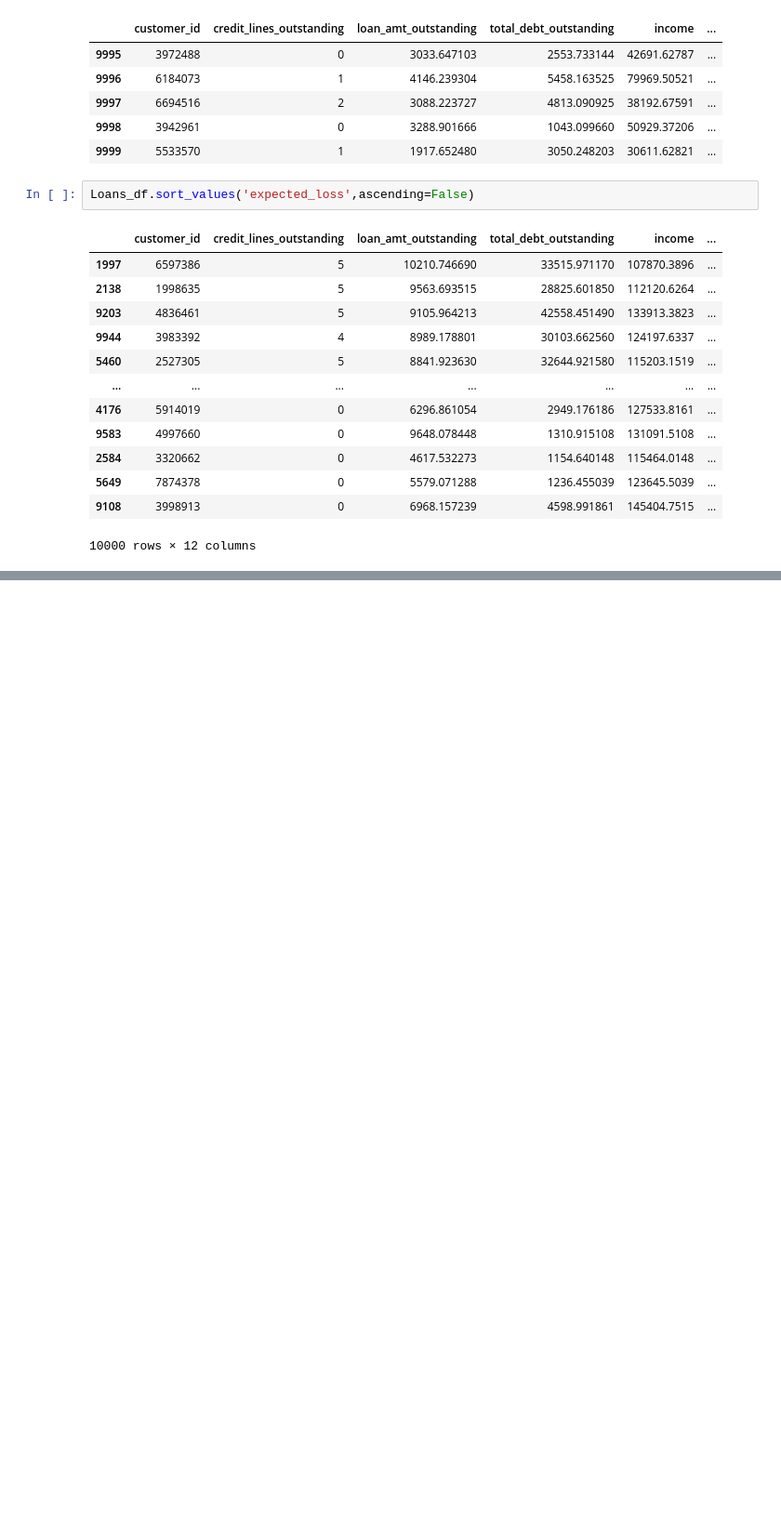
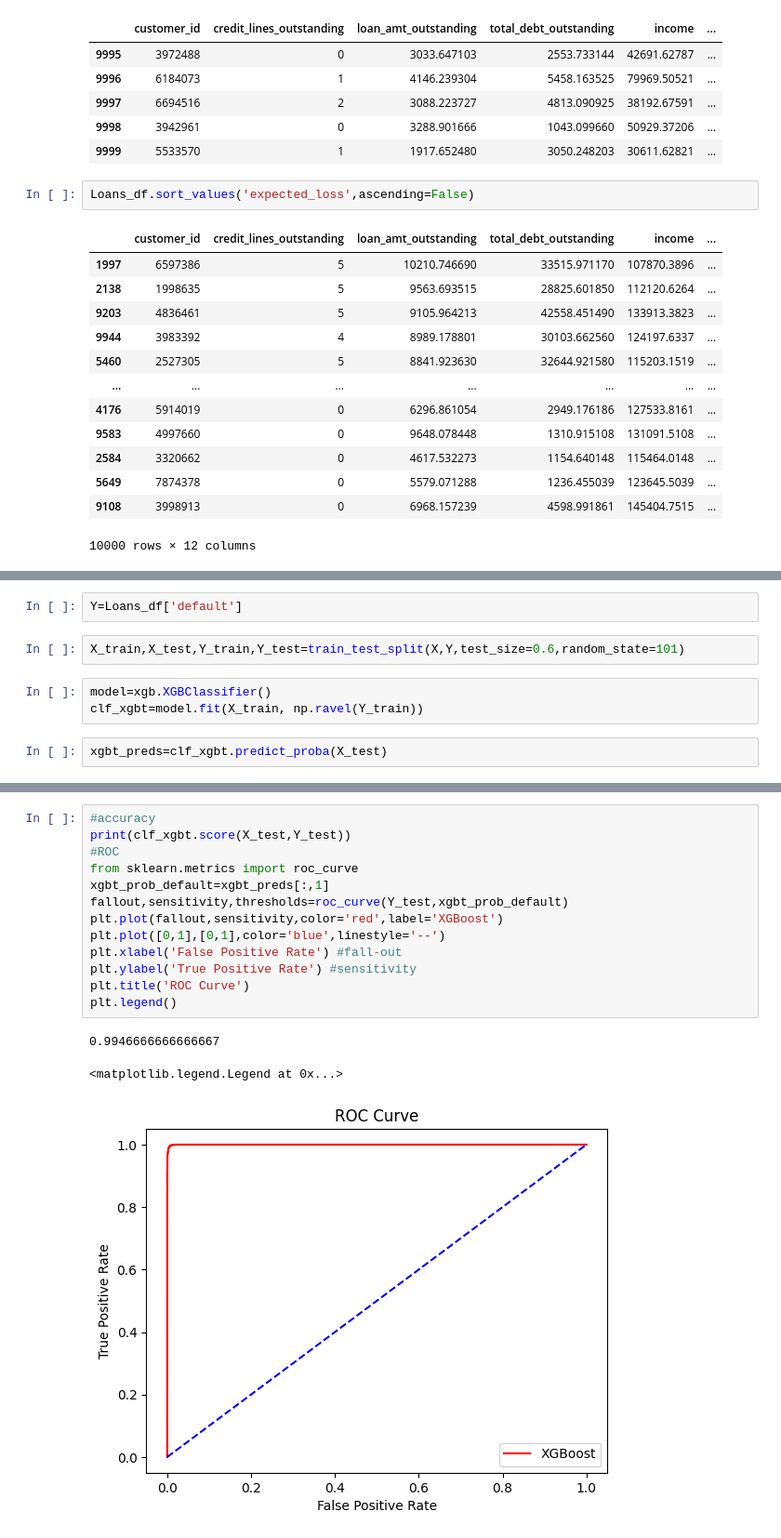
Before and after one commit to urvihp1001/JPMorganQuant, a Jupyter notebook: JPMC3.ipynb, the cells around one changed output, grey strips where cells are left out. Shown at 93% size. Drawn from its saved outputs; the diff is of its cells as text; blank space fills up the shorter version.

```diff
--- a/JPMC3.ipynb
+++ b/JPMC3.ipynb
@@ -481,0 +490,9 @@ Loans_df.sort_values('expected_loss',ascending=False)
+# %%
+Y=Loans_df['default']
+# %%
+X_train,X_test,Y_train,Y_test=train_test_split(X,Y,test_size=0.6,random_state=101)
+# %%
+model=xgb.XGBClassifier()
+clf_xgbt=model.fit(X_train, np.ravel(Y_train))
+# %%
+xgbt_preds=clf_xgbt.predict_proba(X_test)
@@ -481,0 +547,17 @@ Loans_df.sort_values('expected_loss',ascending=False)
+# %%
+#accuracy
+print(clf_xgbt.score(X_test,Y_test))
+#ROC
+from sklearn.metrics import roc_curve
+xgbt_prob_default=xgbt_preds[:,1]
+fallout,sensitivity,thresholds=roc_curve(Y_test,xgbt_prob_default)
+plt.plot(fallout,sensitivity,color='red',label='XGBoost')
+plt.plot([0,1],[0,1],color='blue',linestyle='--')
+plt.xlabel('False Positive Rate') #fall-out
+plt.ylabel('True Positive Rate') #sensitivity
+plt.title('ROC Curve')
+plt.legend()
+# %% [output]
+0.9946666666666667
+<matplotlib.legend.Legend at 0x...>
+[figure, added]
```
Also changed, not shown: parts of 20 cells of this notebook.
